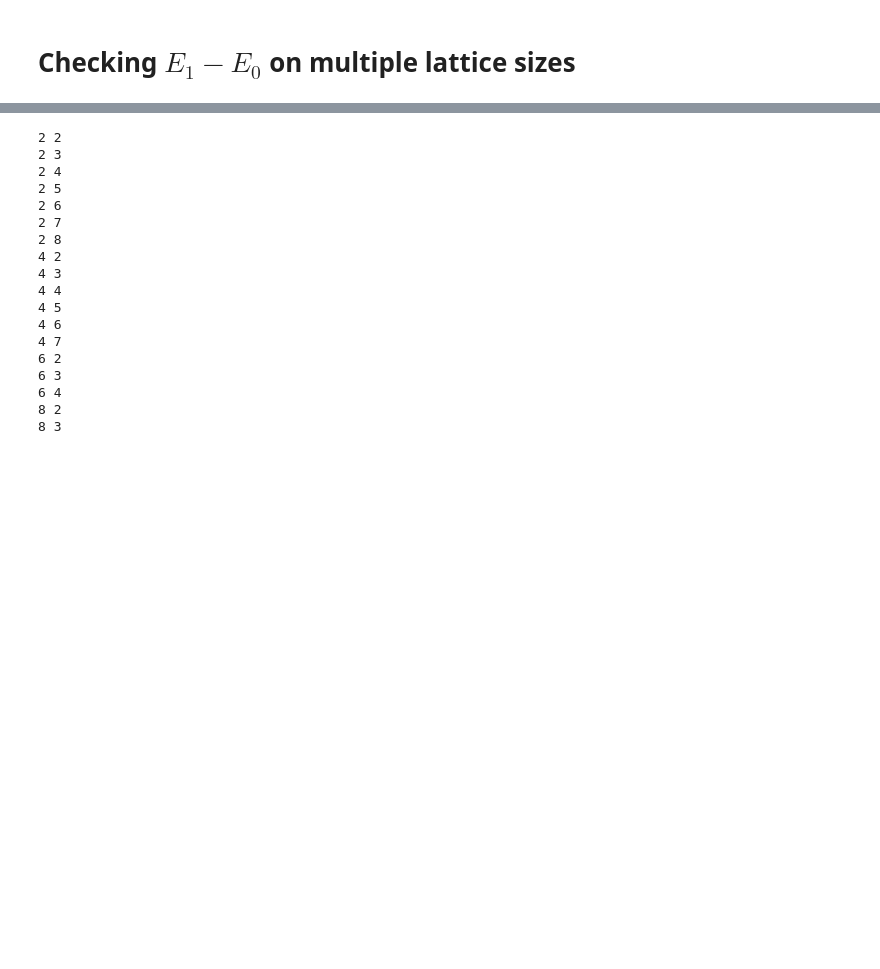
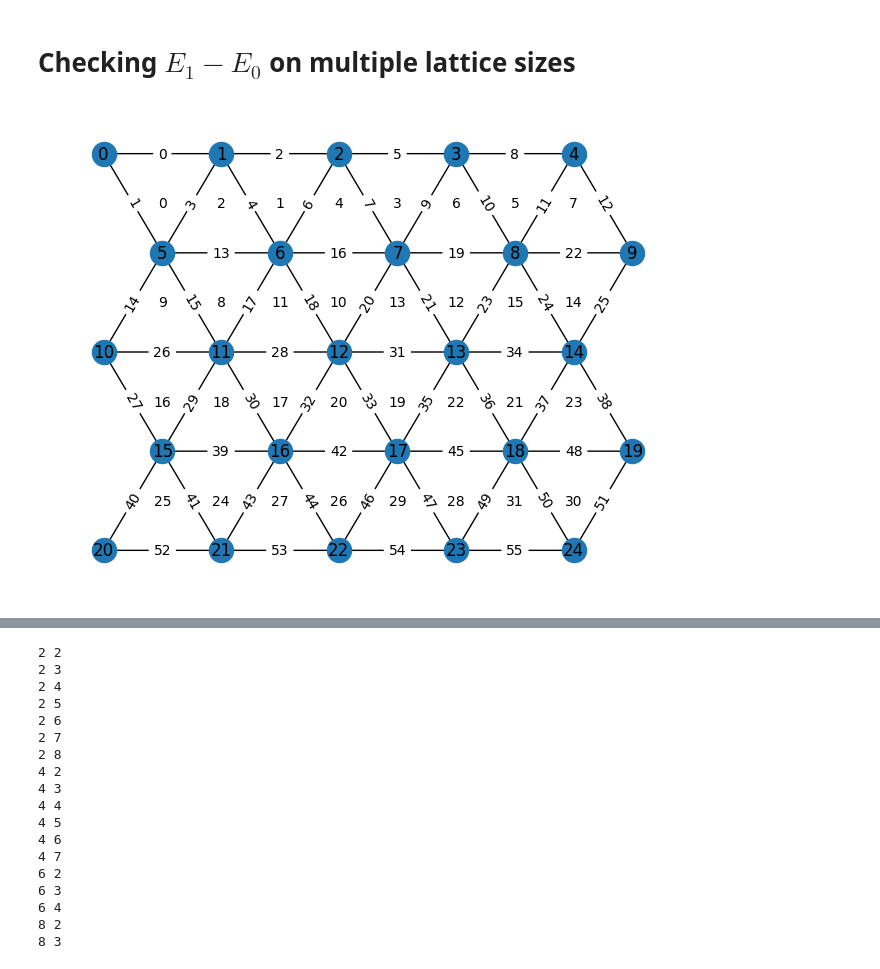
Before and after one commit to yiiyama/skqd_z2lgt, a Jupyter notebook: notebooks/gaps.ipynb, the cells around one changed output, grey strips where cells are left out. Drawn from its saved outputs; the diff is of its cells as text; code cells hidden in the pictures; blank space fills up the shorter version.

```diff
--- a/notebooks/gaps.ipynb
+++ b/notebooks/gaps.ipynb
@@ -31,0 +11,6 @@ data_dir = Path('/data/iiyama/2dz2/buildup')
+# %%
+from heavyhex_qft.triangular_z2 import TriangularZ2Lattice
+
+TriangularZ2Lattice((4, 8)).draw_graph();
+# %% [output]
+[figure, added]
```
Also changed, not shown: parts of 4 cells of this notebook, 1 other file.
